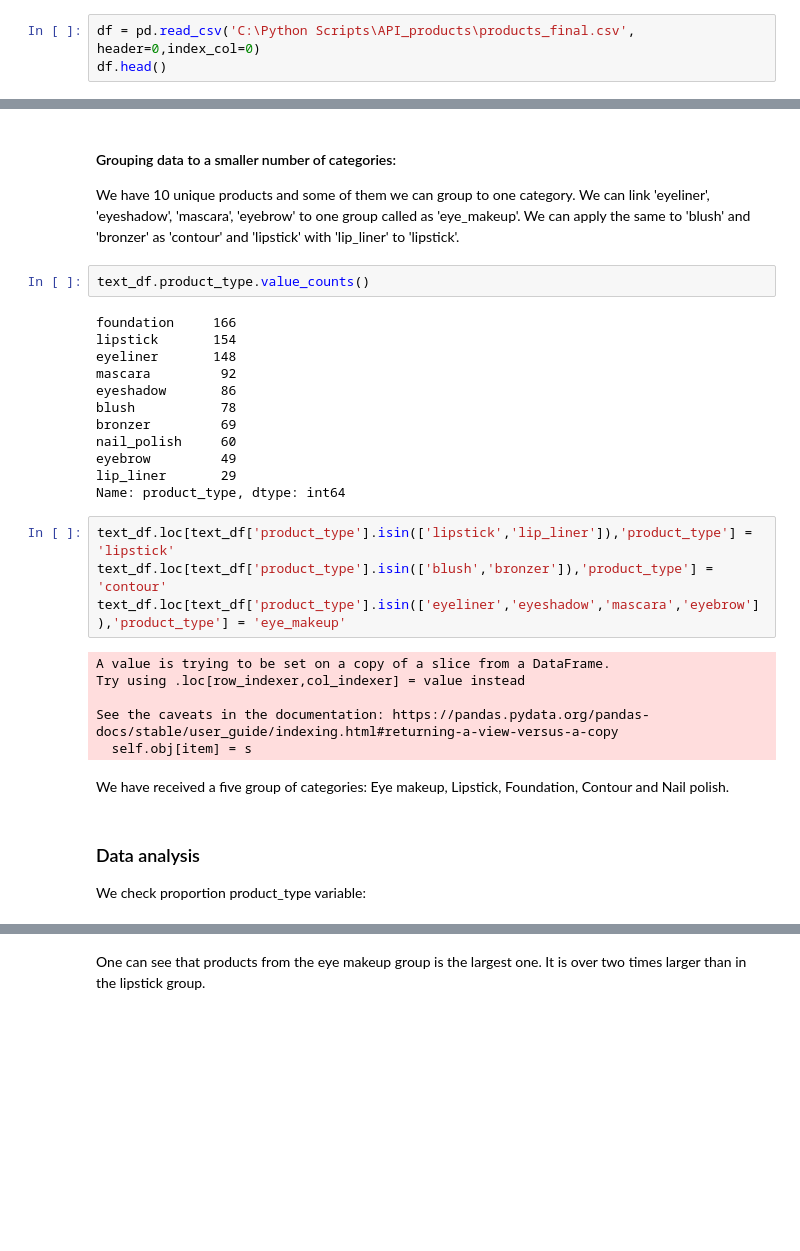
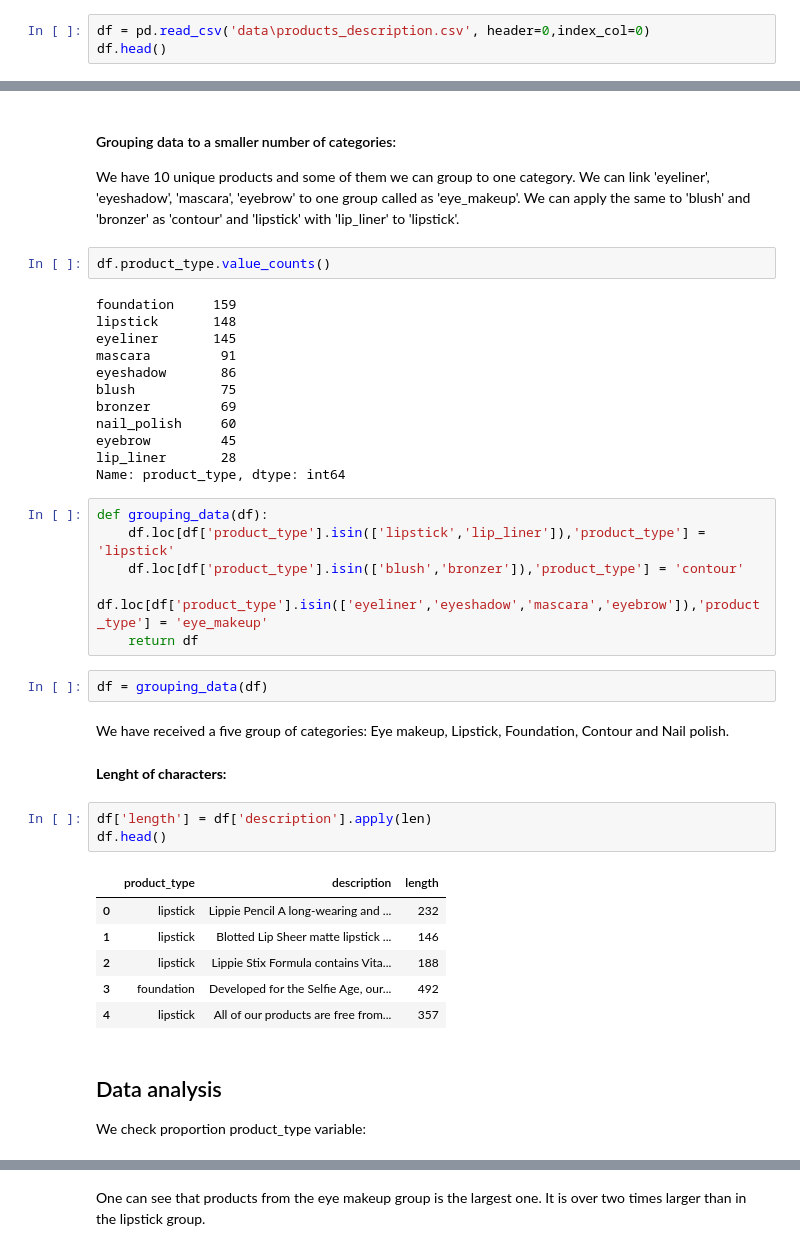
Before and after one commit to aniass/Product-Categorization-NLP, a Jupyter notebook: Text_analysis.ipynb, the cells around one changed output, grey strips where cells are left out. Cells and saved outputs as stored; diff of their text form; blank space fills up the shorter version.

```diff
--- a/Text_analysis.ipynb
+++ b/Text_analysis.ipynb
@@ -34,4 +47,4 @@ from sklearn.metrics import accuracy_score, classification_report
 # %%
-df = pd.read_csv('C:\Python Scripts\API_products\products_final.csv', header=0,index_col=0)
+df = pd.read_csv('data\products_description.csv', header=0,index_col=0)
 df.head()
 # %% [output]
@@ -163,33 +111,43 @@ array(['lip_liner', 'lipstick', 'foundation', 'eyeliner', 'eyeshadow',
 
 We have 10 unique products and  some of them  we can group to one category. We can link 'eyeliner', 'eyeshadow', 'mascara', 'eyebrow' to one group called as 'eye_makeup'. We can apply the same to 'blush' and 'bronzer' as 'contour' and 'lipstick' with 'lip_liner' to 'lipstick'.
 # %%
-text_df.product_type.value_counts()
+df.product_type.value_counts()
 # %% [output]
-foundation     166
-lipstick       154
-eyeliner       148
-mascara         92
+foundation     159
+lipstick       148
+eyeliner       145
+mascara         91
 eyeshadow       86
-blush           78
+blush           75
 bronzer         69
 nail_polish     60
-eyebrow         49
-lip_liner       29
+eyebrow         45
+lip_liner       28
 Name: product_type, dtype: int64
 # %%
-text_df.loc[text_df['product_type'].isin(['lipstick','lip_liner']),'product_type'] = 'lipstick'
-text_df.loc[text_df['product_type'].isin(['blush','bronzer']),'product_type'] = 'contour'
-text_df.loc[text_df['product_type'].isin(['eyeliner','eyeshadow','mascara','eyebrow']),'product_type'] = 'eye_makeup'
+def grouping_data(df):
+    df.loc[df['product_type'].isin(['lipstick','lip_liner']),'product_type'] = 'lipstick'
+    df.loc[df['product_type'].isin(['blush','bronzer']),'product_type'] = 'contour'
+    df.loc[df['product_type'].isin(['eyeliner','eyeshadow','mascara','eyebrow']),'product_type'] = 'eye_makeup'
+    return df
-# %% [output]
-A value is trying to be set on a copy of a slice from a DataFrame.
-Try using .loc[row_indexer,col_indexer] = value instead
-
-See the caveats in the documentation: https://pandas.pydata.org/pandas-docs/stable/user_guide/indexing.html#returning-a-view-versus-a-copy
-  self.obj[item] = s
+# %%
+df = grouping_data(df)
 # %% [markdown]
 We have received a five group of categories:  Eye makeup, Lipstick, Foundation, Contour and Nail polish.
+# %% [markdown]
+**Lenght of characters:**
+# %%
+df['length'] = df['description'].apply(len)
+df.head()
+# %% [output]
+|  | product_type | description | length |
+| 0 | lipstick | Lippie Pencil A long-wearing and ... | 232 |
+| 1 | lipstick | Blotted Lip Sheer matte lipstick ... | 146 |
+| 2 | lipstick | Lippie Stix Formula contains Vita... | 188 |
+| 3 | foundation | Developed for the Selfie Age, our... | 492 |
+| 4 | lipstick | All of our products are free from... | 357 |
 # %% [markdown]
-### Data analysis
+## Data analysis
 
 We check proportion product_type variable:
 # %%
```
Also changed, not shown: parts of 88 cells of this notebook.
